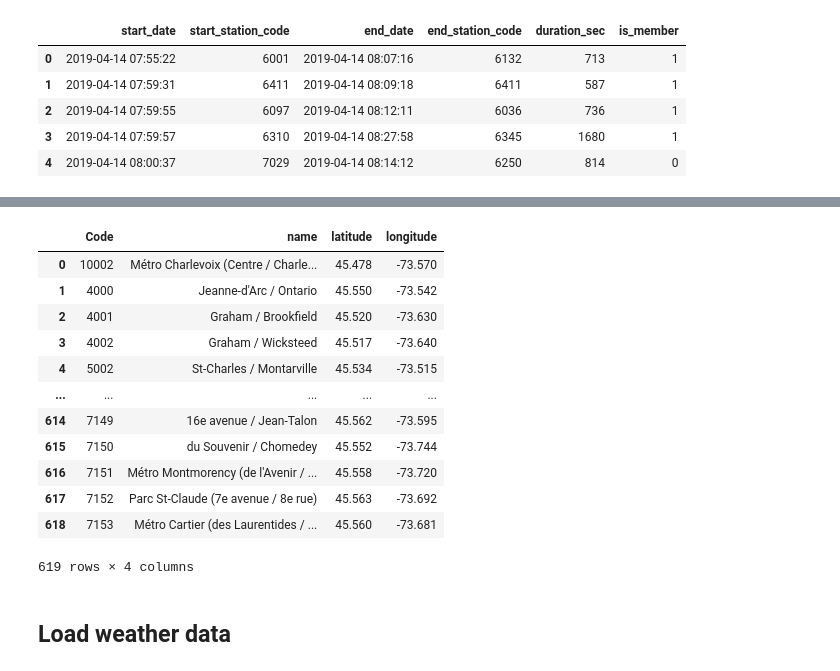
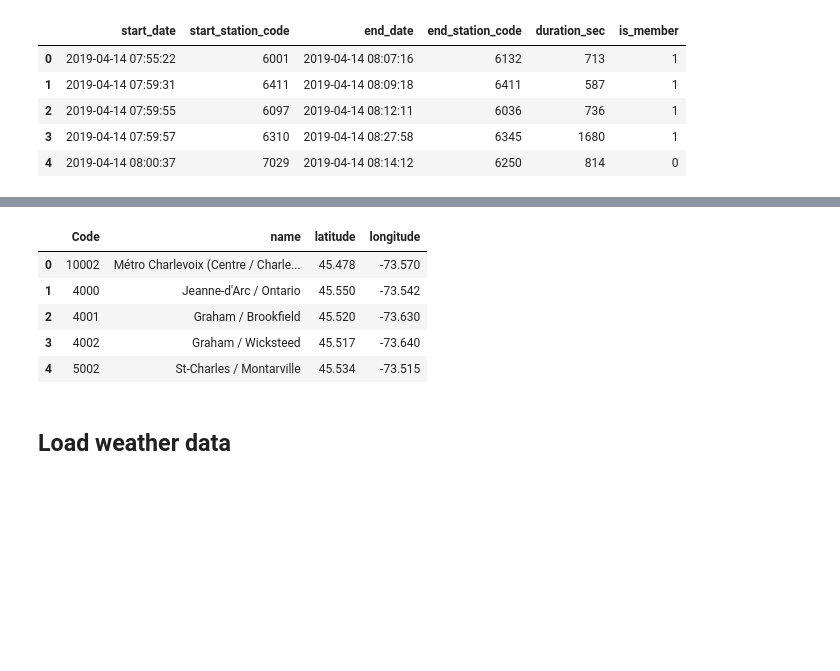
Before and after one commit to Star-Shopping/comp432-bixi-ml, a Jupyter notebook: BIXI.ipynb, the cells around one changed output, grey strips where cells are left out. Drawn from its saved outputs; the diff is of its cells as text; code cells hidden in the pictures; blank space fills up the shorter version.

```diff
--- a/BIXI.ipynb
+++ b/BIXI.ipynb
@@ -40,19 +31,12 @@ bixi_2019_04.tail()
 # %%
-bixi_2019_stations
+bixi_2019_stations.head()
 # %% [output]
 |  | Code | name | latitude | longitude |
 | 0 | 10002 | Métro Charlevoix (Centre / Charle... | 45.478 | -73.570 |
 | 1 | 4000 | Jeanne-d'Arc / Ontario | 45.550 | -73.542 |
 | 2 | 4001 | Graham / Brookfield | 45.520 | -73.630 |
 | 3 | 4002 | Graham / Wicksteed | 45.517 | -73.640 |
 | 4 | 5002 | St-Charles / Montarville | 45.534 | -73.515 |
-| ... | ... | ... | ... | ... |
-| 614 | 7149 | 16e avenue / Jean-Talon | 45.562 | -73.595 |
-| 615 | 7150 | du Souvenir / Chomedey | 45.552 | -73.744 |
-| 616 | 7151 | Métro Montmorency (de l'Avenir / ... | 45.558 | -73.720 |
-| 617 | 7152 | Parc St-Claude (7e avenue / 8e rue) | 45.563 | -73.692 |
-| 618 | 7153 | Métro Cartier (des Laurentides / ... | 45.560 | -73.681 |
-619 rows × 4 columns
 # %% [markdown]
 ## Load weather data
 # %%
```
Also changed, not shown: parts of 51 cells of this notebook.
